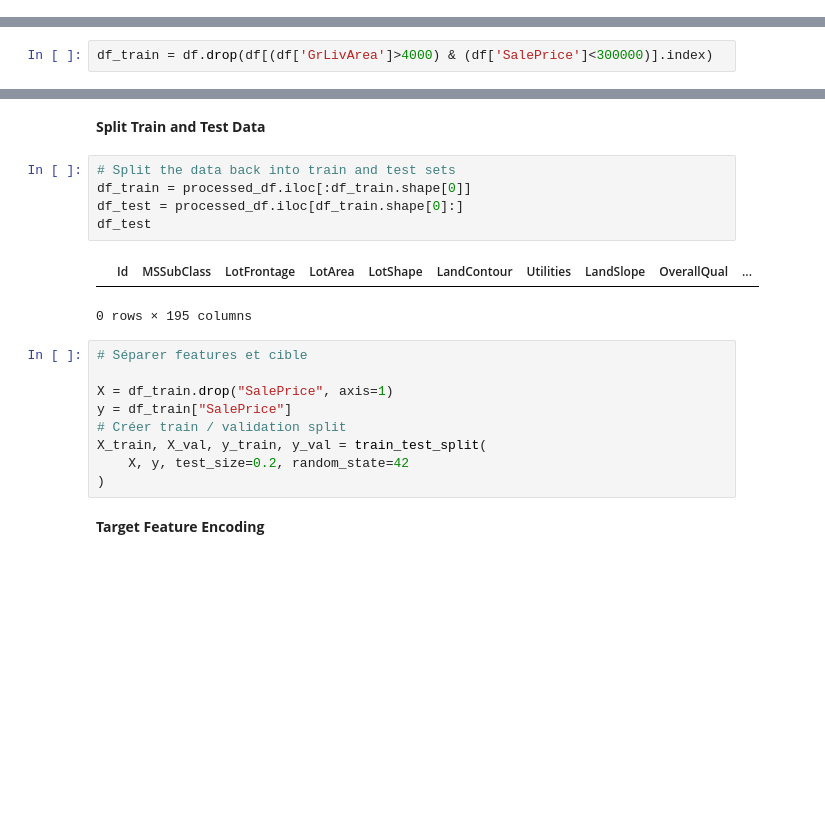
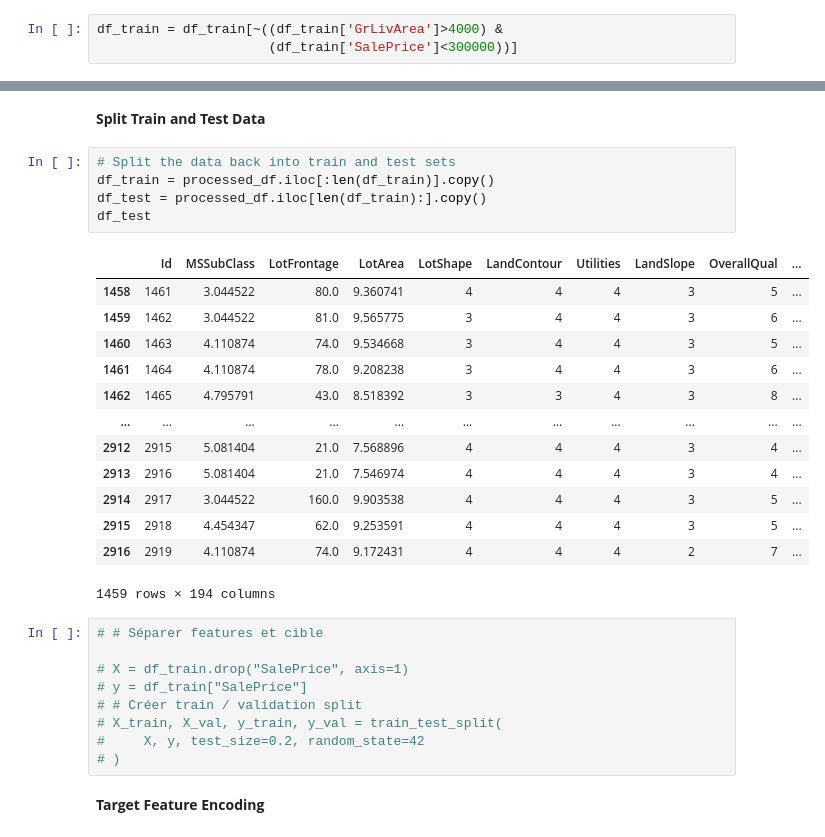
Before and after one commit to mhsylla/kaggle_house_compet, a Jupyter notebook: index4.ipynb, the cells around one changed output, grey strips where cells are left out. Saved outputs shown, nothing was run; the diff lists cells and outputs as text; blank space fills up the shorter version.

```diff
--- a/index4.ipynb
+++ b/index4.ipynb
@@ -117,6 +105,9 @@ the changes that it might destroy some important data. The outliers will have to
 **Merge the datasets**
 # %% [markdown]
 Combine the two datasets to do the pre-processing on before splitting it up again for the models
+# %%
+df_train = df_train[~((df_train['GrLivArea']>4000) &
+                      (df_train['SalePrice']<300000))]
 # %%
 # Merge the dataframes together
 df = pd.concat([df_train, df_test])
@@ -400,5 +391,3 @@ df['Functional'] = df['Functional'].map({"None":0,"Sal":1,"Sev":2,"Maj2":3,"Maj1
 df['GarageFinish'] = df['GarageFinish'].map({"None":0,"Unf":1,"RFn":2,"Fin":3}).astype('int')
 df['PavedDrive'] = df['PavedDrive'].map({"None":0,"N":1,"P":2,"Y":3}).astype('int')
 df['Fence'] = df['Fence'].map({"None":0, "MnWw":1,"GdWo":2,"MnPrv":3,"GdPrv":4}).astype('int')
-# %%
-df_train = df.drop(df[(df['GrLivArea']>4000) & (df['SalePrice']<300000)].index)
@@ -421,21 +429,32 @@ processed_df = df.copy()
 **Split Train and Test Data**
 # %%
 # Split the data back into train and test sets
-df_train = processed_df.iloc[:df_train.shape[0]]
-df_test = processed_df.iloc[df_train.shape[0]:]
+df_train = processed_df.iloc[:len(df_train)].copy()
+df_test = processed_df.iloc[len(df_train):].copy()
 df_test
 # %% [output]
 |  | Id | MSSubClass | LotFrontage | LotArea | LotShape | LandContour | Utilities | LandSlope | OverallQual | ... |
+| 1458 | 1461 | 3.044522 | 80.0 | 9.360741 | 4 | 4 | 4 | 3 | 5 | ... |
+| 1459 | 1462 | 3.044522 | 81.0 | 9.565775 | 3 | 4 | 4 | 3 | 6 | ... |
+| 1460 | 1463 | 4.110874 | 74.0 | 9.534668 | 3 | 4 | 4 | 3 | 5 | ... |
+| 1461 | 1464 | 4.110874 | 78.0 | 9.208238 | 3 | 4 | 4 | 3 | 6 | ... |
+| 1462 | 1465 | 4.795791 | 43.0 | 8.518392 | 3 | 3 | 4 | 3 | 8 | ... |
+| ... | ... | ... | ... | ... | ... | ... | ... | ... | ... | ... |
+| 2912 | 2915 | 5.081404 | 21.0 | 7.568896 | 4 | 4 | 4 | 3 | 4 | ... |
+| 2913 | 2916 | 5.081404 | 21.0 | 7.546974 | 4 | 4 | 4 | 3 | 4 | ... |
+| 2914 | 2917 | 3.044522 | 160.0 | 9.903538 | 4 | 4 | 4 | 3 | 5 | ... |
+| 2915 | 2918 | 4.454347 | 62.0 | 9.253591 | 4 | 4 | 4 | 3 | 5 | ... |
+| 2916 | 2919 | 4.110874 | 74.0 | 9.172431 | 4 | 4 | 4 | 2 | 7 | ... |
-0 rows × 195 columns
+1459 rows × 194 columns
 # %%
-# Séparer features et cible
+# # Séparer features et cible
 
-X = df_train.drop("SalePrice", axis=1)
-y = df_train["SalePrice"]
-# Créer train / validation split
-X_train, X_val, y_train, y_val = train_test_split(
-    X, y, test_size=0.2, random_state=42
-)
+# X = df_train.drop("SalePrice", axis=1)
+# y = df_train["SalePrice"]
+# # Créer train / validation split
+# X_train, X_val, y_train, y_val = train_test_split(
+#     X, y, test_size=0.2, random_state=42
+# )
 # %% [markdown]
 **Target Feature Encoding**
 # %%
```
Also changed, not shown: parts of 20 cells of this notebook, 2 other files.
